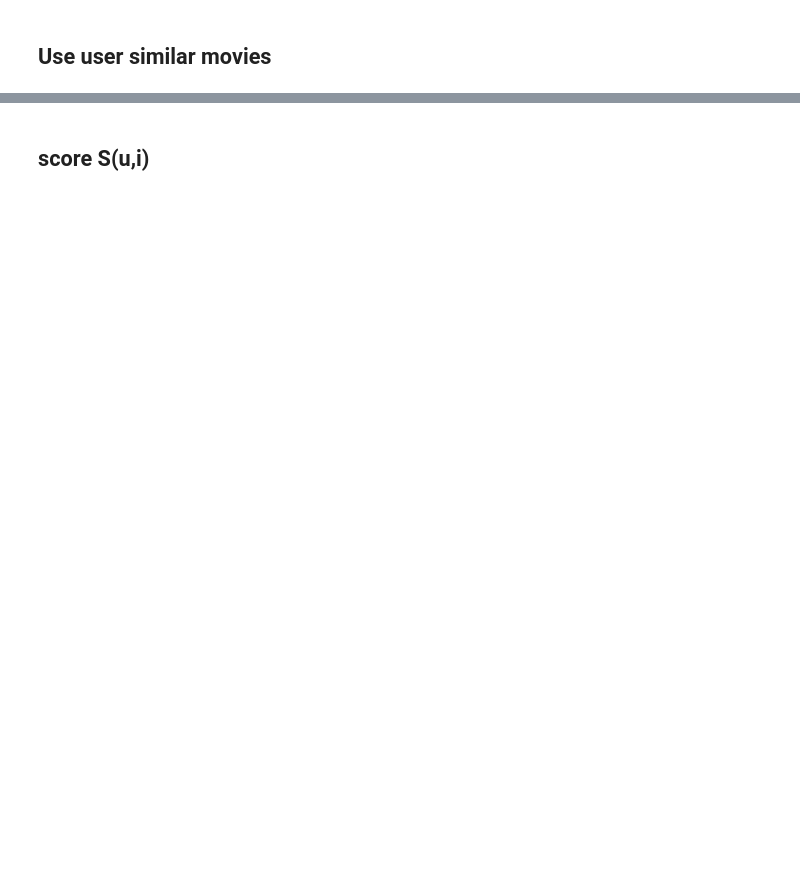
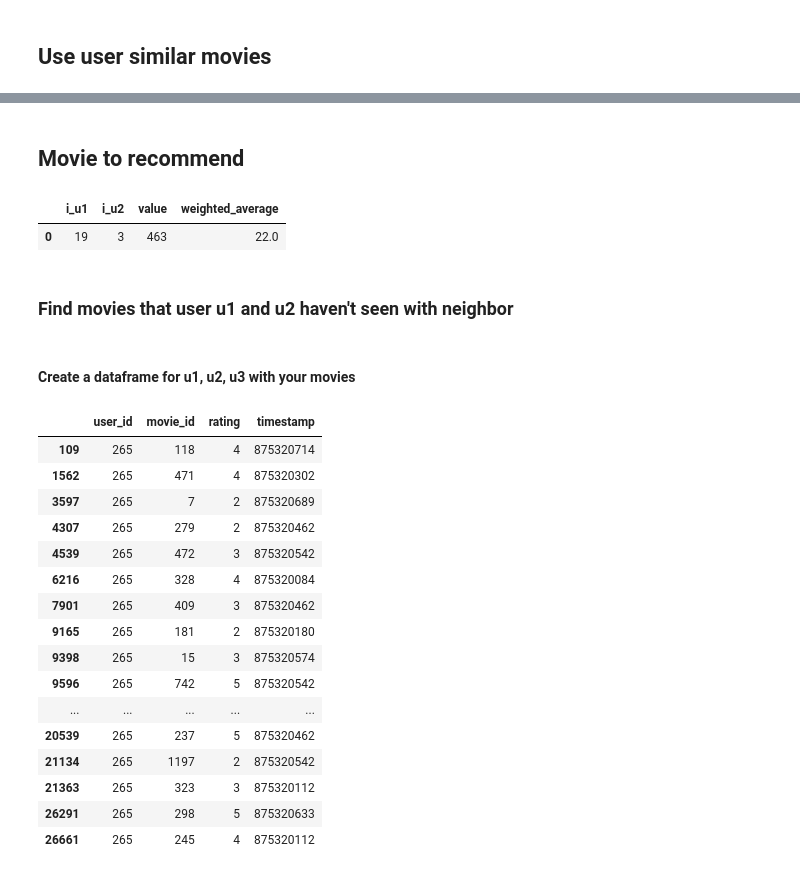
Before and after one commit to GuidiSara/Group_Recommender_System_Movie, a Jupyter notebook: main_jupyter.ipynb, the cells around one changed output, grey strips where cells are left out. Drawn from its saved outputs; the diff is of its cells as text; code cells hidden in the pictures; blank space fills up the shorter version.

Commit message:
Generated the system recommended movie for two random users

```diff
--- a/main_jupyter.ipynb
+++ b/main_jupyter.ipynb
@@ -308,2 +323,2 @@ a.head()
 # %% [markdown]
-## score S(u,i)
+## Movie to recommend
@@ -370,0 +325,31 @@ for i in predicted_movies:
+# %%
+neighbor_similar_row = neighbors_dataFrame.nsmallest(1, 'weighted_average')
+neighbor_similar_row
+# %% [output]
+|  | i_u1 | i_u2 | value | weighted_average |
+| 0 | 19 | 3 | 463 | 22.0 |
+# %% [markdown]
+### Find movies that user u1 and u2 haven't seen with neighbor
+# %% [markdown]
+#### Create a dataframe for u1, u2, u3 with your movies
+# %%
+df_filtered_u1 = ratings.loc[ratings['user_id'] == people[0]]
+df_filtered_u1
+# %% [output]
+|  | user_id | movie_id | rating | timestamp |
+| 109 | 265 | 118 | 4 | 875320714 |
+| 1562 | 265 | 471 | 4 | 875320302 |
+| 3597 | 265 | 7 | 2 | 875320689 |
+| 4307 | 265 | 279 | 2 | 875320462 |
+| 4539 | 265 | 472 | 3 | 875320542 |
+| 6216 | 265 | 328 | 4 | 875320084 |
+| 7901 | 265 | 409 | 3 | 875320462 |
+| 9165 | 265 | 181 | 2 | 875320180 |
+| 9398 | 265 | 15 | 3 | 875320574 |
+| 9596 | 265 | 742 | 5 | 875320542 |
+| ... | ... | ... | ... | ... |
+| 20539 | 265 | 237 | 5 | 875320462 |
+| 21134 | 265 | 1197 | 2 | 875320542 |
+| 21363 | 265 | 323 | 3 | 875320112 |
+| 26291 | 265 | 298 | 5 | 875320633 |
+| 26661 | 265 | 245 | 4 | 875320112 |
```
Also changed, not shown: parts of 21 cells of this notebook.
